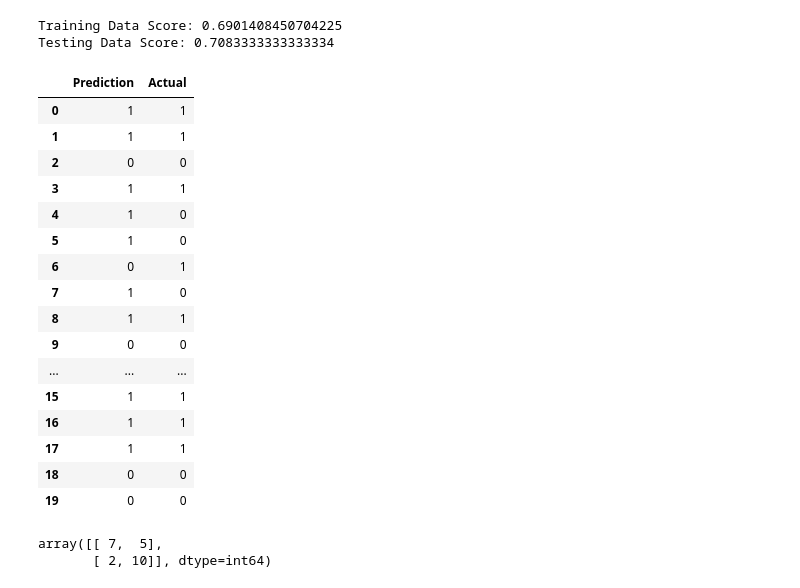
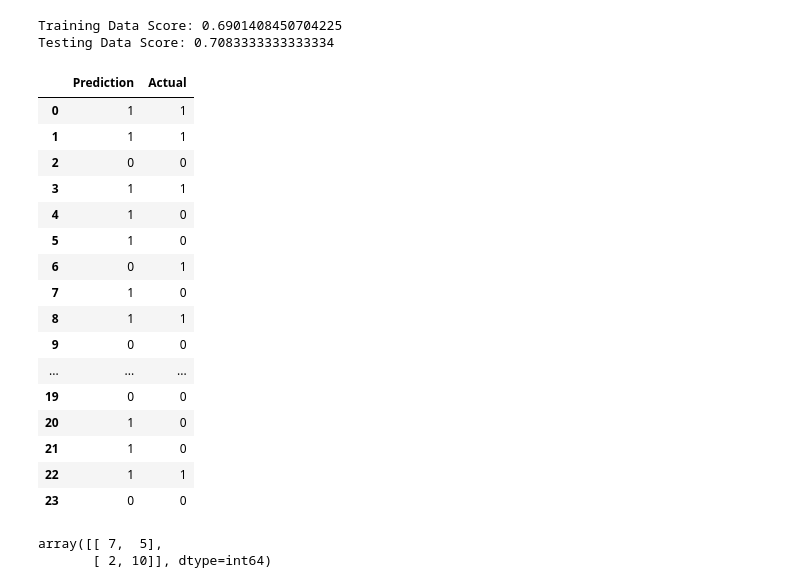
Before and after one commit to nordbynick/FinTech_Project2_2021, a Jupyter notebook: BOOMorBUST.ipynb, the cells around one changed output. Drawn from its saved outputs; the diff is of its cells as text; code cells hidden in the pictures.

```diff
--- a/BOOMorBUST.ipynb
+++ b/BOOMorBUST.ipynb
@@ -344,25 +343,25 @@ Testing Data Score: 0.7083333333333334
 # %%
 predictions = classifier.predict(X_test)
 results = pd.DataFrame({"Prediction": predictions, "Actual": y_test}).reset_index(drop=True)
-results.head(20)
+results
 # %% [output]
 |  | Prediction | Actual |
 | 0 | 1 | 1 |
 | 1 | 1 | 1 |
 | 2 | 0 | 0 |
 | 3 | 1 | 1 |
 | 4 | 1 | 0 |
 | 5 | 1 | 0 |
 | 6 | 0 | 1 |
 | 7 | 1 | 0 |
 | 8 | 1 | 1 |
 | 9 | 0 | 0 |
 | ... | ... | ... |
-| 15 | 1 | 1 |
-| 16 | 1 | 1 |
-| 17 | 1 | 1 |
-| 18 | 0 | 0 |
 | 19 | 0 | 0 |
+| 20 | 1 | 0 |
+| 21 | 1 | 0 |
+| 22 | 1 | 1 |
+| 23 | 0 | 0 |
 # %%
 confusion_matrix(y_test, predictions)
 # %% [output]
```
Also changed, not shown: parts of 20 cells of this notebook.
